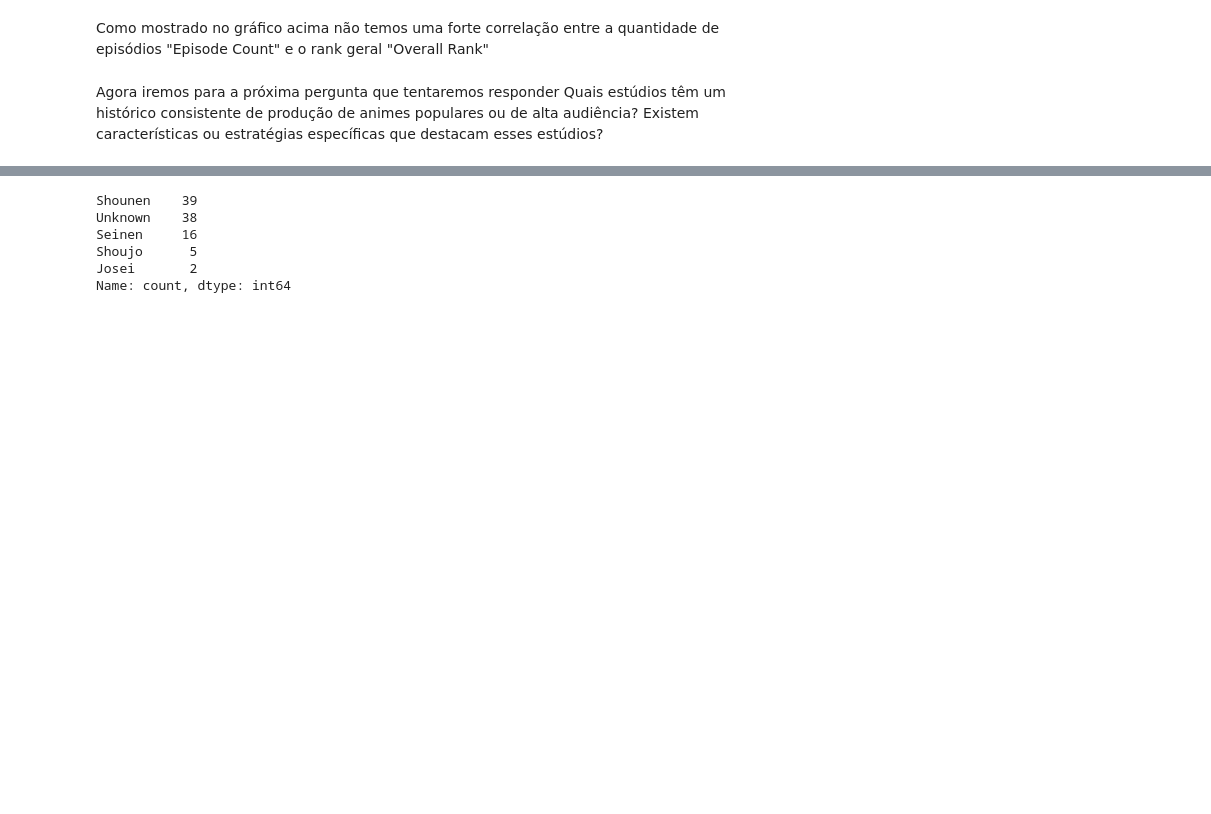
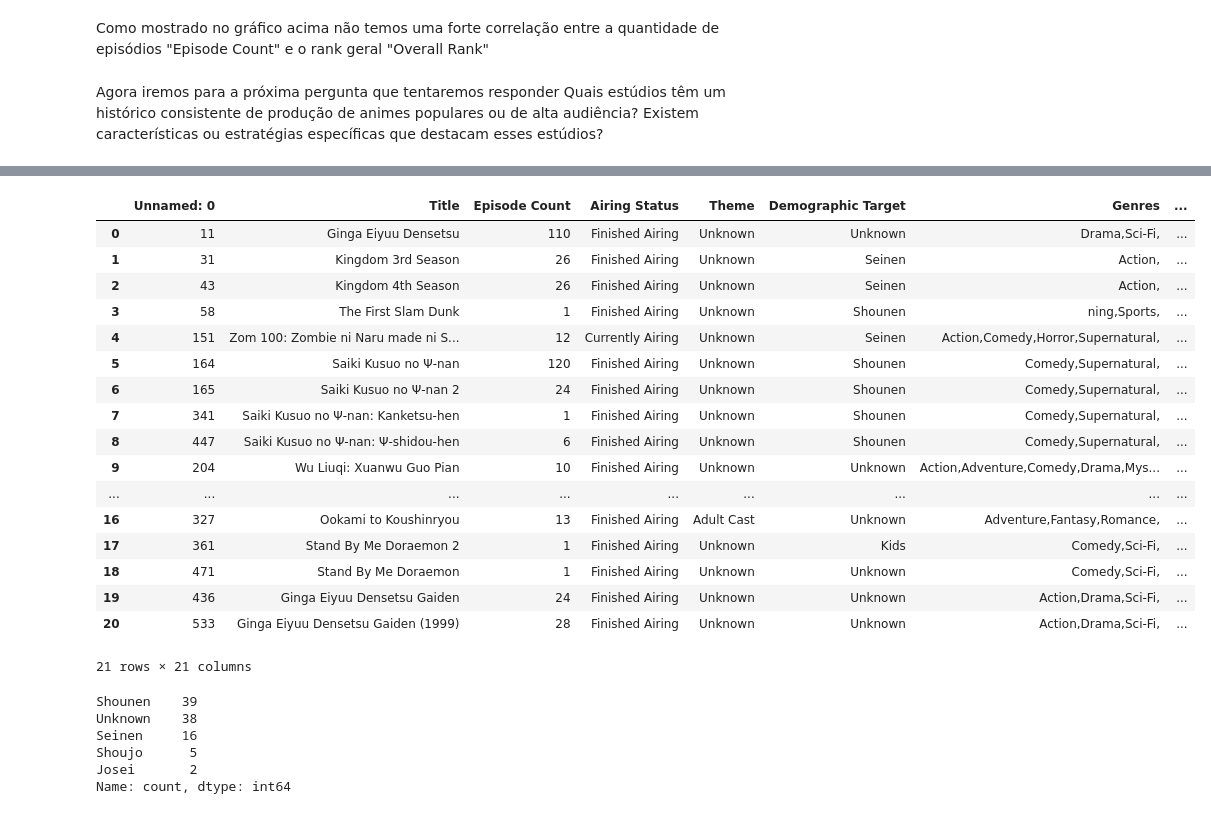
Before and after one commit to Narwick/Data, a Jupyter notebook: my_anime_list_project/data_analysis/data_analysis.ipynb, the cells around one changed output, grey strips where cells are left out. Cells and saved outputs as stored; diff of their text form; code cells hidden in the pictures; blank space fills up the shorter version.

```diff
--- a/my_anime_list_project/data_analysis/data_analysis.ipynb
+++ b/my_anime_list_project/data_analysis/data_analysis.ipynb
@@ -85,3 +112,27 @@ plt.show()
+# %%
+
+df_merged = df.merge(df_2,left_on='Production Studio',right_on='Production Studio',how='inner')
+#df_merged = df.merge(df_2, left_on='Production Studio', right_on='studio', how='inner')
+df_merged
+# %% [output]
+|  | Unnamed: 0 | Title | Episode Count | Airing Status | Theme | Demographic Target | Genres | ... |
+| 0 | 11 | Ginga Eiyuu Densetsu | 110 | Finished Airing | Unknown | Unknown | Drama,Sci-Fi, | ... |
+| 1 | 31 | Kingdom 3rd Season | 26 | Finished Airing | Unknown | Seinen | Action, | ... |
+| 2 | 43 | Kingdom 4th Season | 26 | Finished Airing | Unknown | Seinen | Action, | ... |
+| 3 | 58 | The First Slam Dunk | 1 | Finished Airing | Unknown | Shounen | ning,Sports, | ... |
+| 4 | 151 | Zom 100: Zombie ni Naru made ni S... | 12 | Currently Airing | Unknown | Seinen | Action,Comedy,Horror,Supernatural, | ... |
+| 5 | 164 | Saiki Kusuo no Ψ-nan | 120 | Finished Airing | Unknown | Shounen | Comedy,Supernatural, | ... |
+| 6 | 165 | Saiki Kusuo no Ψ-nan 2 | 24 | Finished Airing | Unknown | Shounen | Comedy,Supernatural, | ... |
+| 7 | 341 | Saiki Kusuo no Ψ-nan: Kanketsu-hen | 1 | Finished Airing | Unknown | Shounen | Comedy,Supernatural, | ... |
+| 8 | 447 | Saiki Kusuo no Ψ-nan: Ψ-shidou-hen | 6 | Finished Airing | Unknown | Shounen | Comedy,Supernatural, | ... |
+| 9 | 204 | Wu Liuqi: Xuanwu Guo Pian | 10 | Finished Airing | Unknown | Unknown | Action,Adventure,Comedy,Drama,Mys... | ... |
+| ... | ... | ... | ... | ... | ... | ... | ... | ... |
+| 16 | 327 | Ookami to Koushinryou | 13 | Finished Airing | Adult Cast | Unknown | Adventure,Fantasy,Romance, | ... |
+| 17 | 361 | Stand By Me Doraemon 2 | 1 | Finished Airing | Unknown | Kids | Comedy,Sci-Fi, | ... |
+| 18 | 471 | Stand By Me Doraemon | 1 | Finished Airing | Unknown | Unknown | Comedy,Sci-Fi, | ... |
+| 19 | 436 | Ginga Eiyuu Densetsu Gaiden | 24 | Finished Airing | Unknown | Unknown | Action,Drama,Sci-Fi, | ... |
+| 20 | 533 | Ginga Eiyuu Densetsu Gaiden (1999) | 28 | Finished Airing | Unknown | Unknown | Action,Drama,Sci-Fi, | ... |
+21 rows × 21 columns
 # %%
 # 1. Filtrar os top 100 animes com notas mais altas
 top_100_high_ratings = df.sort_values(by='Average User Score', ascending=False).head(100)
```
Also changed, not shown: parts of 2 cells of this notebook.
